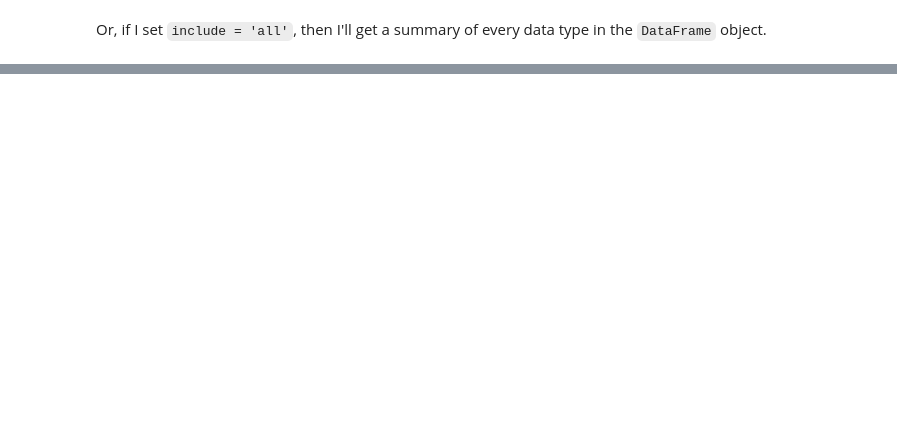
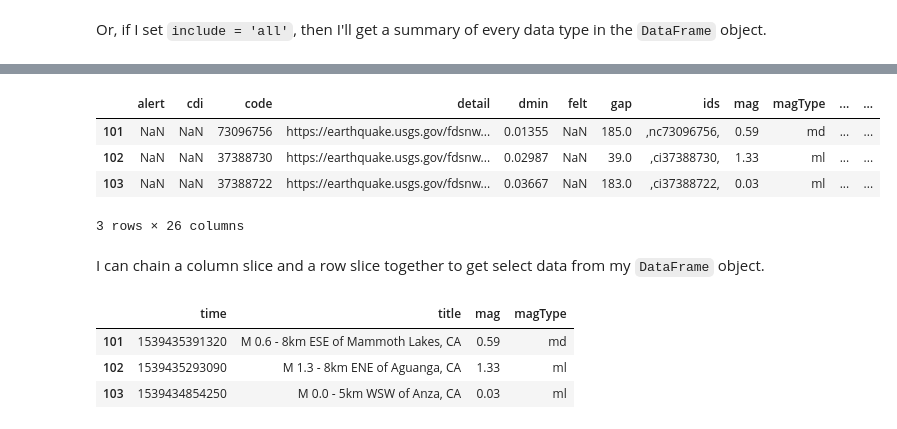
Before and after one commit to hestrang1993/Hands-On-Data-Analysis-with-Pandas-2nd-edition, a Jupyter notebook: ch_02/my_ch_02_work.ipynb, the cells around one changed output, grey strips where cells are left out. Drawn from its saved outputs; the diff is of its cells as text; code cells hidden in the pictures; blank space fills up the shorter version.

```diff
--- a/ch_02/my_ch_02_work.ipynb
+++ b/ch_02/my_ch_02_work.ipynb
@@ -293,0 +455,29 @@ df_csv.describe(include = data_type)
+# %%
+row_start = 101
+"""
+int: The row to start the slice at.
+
+This is an inclusive value.
+"""
+row_stop = 104
+"""
+int: The row I need to stop.
+
+This is an exclusive value.
+"""
+df_csv[row_start: row_stop]
+# %% [output]
+|  | alert | cdi | code | detail | dmin | felt | gap | ids | mag | magType | ... | ... |
+| 101 | NaN | NaN | 73096756 | https://earthquake.usgs.gov/fdsnw... | 0.01355 | NaN | 185.0 | ,nc73096756, | 0.59 | md | ... | ... |
+| 102 | NaN | NaN | 37388730 | https://earthquake.usgs.gov/fdsnw... | 0.02987 | NaN | 39.0 | ,ci37388730, | 1.33 | ml | ... | ... |
+| 103 | NaN | NaN | 37388722 | https://earthquake.usgs.gov/fdsnw... | 0.03667 | NaN | 183.0 | ,ci37388722, | 0.03 | ml | ... | ... |
+3 rows × 26 columns
+# %% [markdown]
+I can chain a column slice and a row slice together to get select data from my ``DataFrame`` object.
+# %%
+df_csv[columns_dictionary][row_start: row_stop]
+# %% [output]
+|  | time | title | mag | magType |
+| 101 | 1539435391320 | M 0.6 - 8km ESE of Mammoth Lakes, CA | 0.59 | md |
+| 102 | 1539435293090 | M 1.3 - 8km ENE of Aguanga, CA | 1.33 | ml |
+| 103 | 1539434854250 | M 0.0 - 5km WSW of Anza, CA | 0.03 | ml |
```
Also changed, not shown: parts of 50 cells of this notebook, 10 other files.
